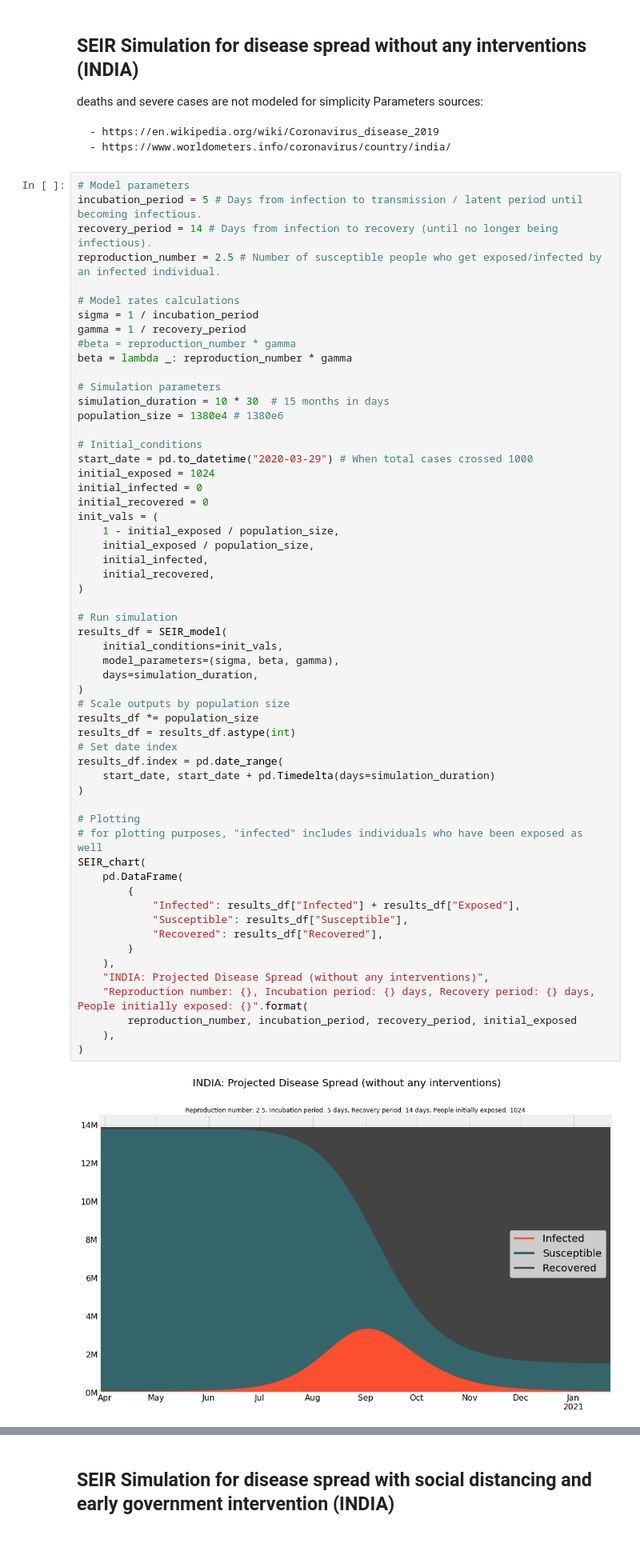
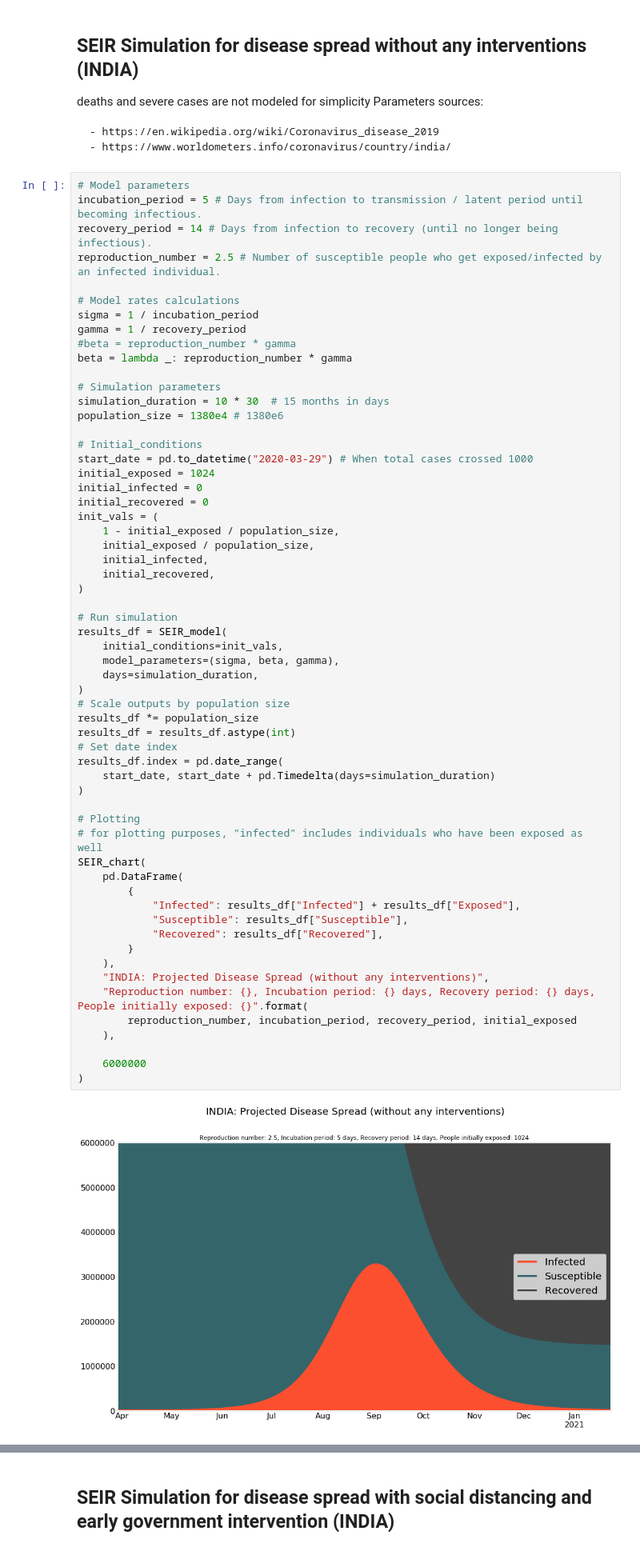
Before and after one commit to Niharika1203/CSE246_FinalProject-1, a Jupyter notebook: CSE246-FinalProject-COVID-19.ipynb, the cells around one changed output, grey strips where cells are left out. Shown at 80% size. Cells and saved outputs as stored; diff of their text form.

Commit message:
Fixed more graphs

```diff
--- a/CSE246-FinalProject-COVID-19.ipynb
+++ b/CSE246-FinalProject-COVID-19.ipynb
@@ -560,34 +542,36 @@ init_vals = (
 # Run simulation
 results_df = SEIR_model(
     initial_conditions=init_vals,
     model_parameters=(sigma, beta, gamma),
     days=simulation_duration,
 )
 # Scale outputs by population size
 results_df *= population_size
 results_df = results_df.astype(int)
 # Set date index
 results_df.index = pd.date_range(
     start_date, start_date + pd.Timedelta(days=simulation_duration)
 )
 
 # Plotting
 # for plotting purposes, "infected" includes individuals who have been exposed as well
 SEIR_chart(
     pd.DataFrame(
         {
             "Infected": results_df["Infected"] + results_df["Exposed"],
             "Susceptible": results_df["Susceptible"],
             "Recovered": results_df["Recovered"],
         }
     ),
     "INDIA: Projected Disease Spread (without any interventions)",
     "Reproduction number: {}, Incubation period: {} days, Recovery period: {} days, People initially exposed: {}".format(
         reproduction_number, incubation_period, recovery_period, initial_exposed
     ),
+
+    6000000
 )
 # %% [output]
-[figure, old version]
+[figure, new version]
 # %% [markdown]
 ## SEIR Simulation for disease spread with social distancing
 
```
Also changed, not shown: parts of 2 cells of this notebook.
